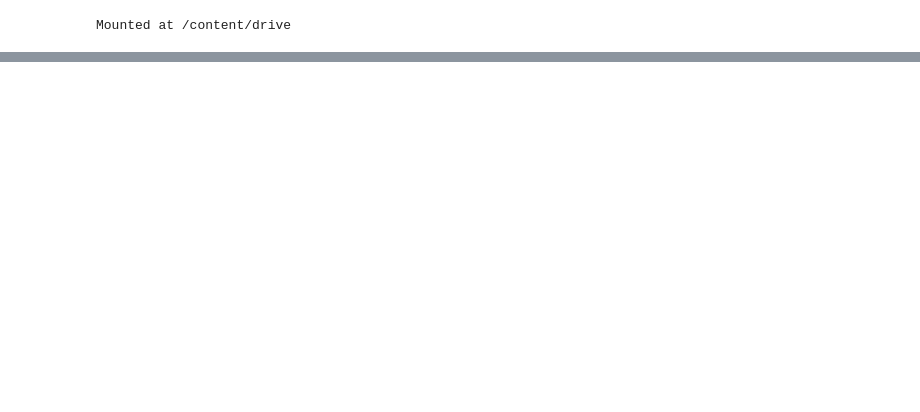
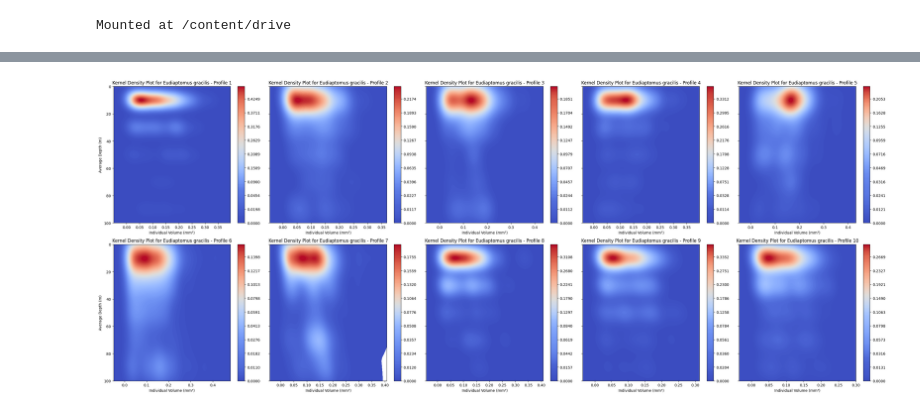
Before and after one commit to JerKeller/MP-Ecotaxa, a Jupyter notebook: DVM_april.ipynb, the cells around one changed output, grey strips where cells are left out. Drawn from its saved outputs; the diff is of its cells as text; code cells hidden in the pictures; blank space fills up the shorter version.

```diff
--- a/DVM_april.ipynb
+++ b/DVM_april.ipynb
@@ -37,0 +62,7 @@ sub2 = sub1[(sub1['Taxa'] != 'badfocus<artefact') & (sub1['Taxa'] != 'fiber<detr
+# %%
+substrat['Area_mm2'] = substrat['area'] * ((substrat['pixel_size_mm']) ** 2)
+substrat['AreaExc_mm2'] = substrat['areaExc'] * ((substrat['pixel_size_mm']) ** 2)
+substrat['Major_mm'] = substrat['major'] * substrat['pixel_size_mm']
+substrat['Minor_mm'] = substrat['minor'] * substrat['pixel_size_mm']
+# %%
+substrat['Date'] = pd.to_datetime(substrat['Date'], format='%Y%m%d')
@@ -37,0 +71,2 @@ sub2 = sub1[(sub1['Taxa'] != 'badfocus<artefact') & (sub1['Taxa'] != 'fiber<detr
+# %%
+substrat['V_mm3'] = (4 / 3) * np.pi * ((substrat['Major_mm'] / 2) * (substrat['Minor_mm'] / 2) * (substrat['Minor_mm'] / 2))
@@ -37,0 +144,11 @@ sub2 = sub1[(sub1['Taxa'] != 'badfocus<artefact') & (sub1['Taxa'] != 'fiber<detr
+# %%
+profile_1 = pd.concat([tot_2, tot_3, tot_4, tot_5, tot_6], ignore_index=True)
+profile_2 = pd.concat([tot_8, tot_9, tot_10, tot_11, tot_12], ignore_index=True)
+profile_3 = pd.concat([tot_14, tot_15, tot_16, tot_17, tot_18], ignore_index=True)
+profile_4 = pd.concat([tot_20, tot_21, tot_22, tot_23, tot_24], ignore_index=True)
+profile_5 = pd.concat([tot_26, tot_27, tot_28, tot_29, tot_30], ignore_index=True)
+profile_6 = pd.concat([tot_33, tot_34, tot_35, tot_36, tot_37], ignore_index=True)
+profile_7 = pd.concat([tot_39, tot_40, tot_41, tot_42, tot_43], ignore_index=True)
+profile_8 = pd.concat([tot_45, tot_46, tot_47, tot_48, tot_49], ignore_index=True)
+profile_9 = pd.concat([tot_51, tot_52, tot_53, tot_54, tot_55], ignore_index=True)
+profile_10 = pd.concat([tot_57, tot_58, tot_59, tot_60, tot_61], ignore_index=True)
@@ -37,0 +238,38 @@ sub2 = sub1[(sub1['Taxa'] != 'badfocus<artefact') & (sub1['Taxa'] != 'fiber<detr
+# %%
+# Set the target species
+target_species = "Eudiaptomus gracilis"
+
+# Create a list of all profiles
+profiles = [profile_1, profile_2, profile_3, profile_4, profile_5, profile_6, profile_7, profile_8, profile_9, profile_10]
+
+# Define the number of profiles and rows
+num_profiles = len(profiles)
+num_rows = 2
+num_columns = num_profiles // num_rows
+
+# Create the figure and subplots
+fig, axes = plt.subplots(num_rows, num_columns, figsize=(6 * num_columns, 6 * num_rows), sharey=True)
+
+for idx, profile in enumerate(profiles):
+    row = idx // num_columns
+    col = idx % num_columns
+
+    species_data = profile[profile['Taxa'] == target_species].copy()
+    species_data['Avg_depth'] = (species_data['Min_depth'] + species_data['Max_depth']) / 2
+    species_data = species_data[(species_data['Avg_depth'] >= 0) & (species_data['Avg_depth'] <= 100)]
+
+    # Plot the 2D KDE with a colorbar on the appropriate subplot
+    sns.kdeplot(x=species_data['V_mm3'], y=species_data['Avg_depth'], fill=True, cmap='coolwarm', thresh=0, levels=100, cbar=True, ax=axes[row, col])
+
+    axes[row, col].set_title(f'Kernel Density Plot for {target_species} - Profile {idx+1}')
+    axes[row, col].set_xlabel('Individual Volume (mm³)')
+    axes[row, col].invert_yaxis()  # Invert y-axis to show depth from top to bottom
+    axes[row, col].set_ylim(100, 0)  # Set y-axis limits to show only depths between 0 and 100m
+
+# Set the shared y-axis label
+axes[0, 0].set_ylabel('Average Depth (m)')
+axes[1, 0].set_ylabel('Average Depth (m)')
+plt.tight_layout()
+plt.show()
+# %% [output]
+[figure, added]
```
Also changed, not shown: parts of 14 cells of this notebook.
